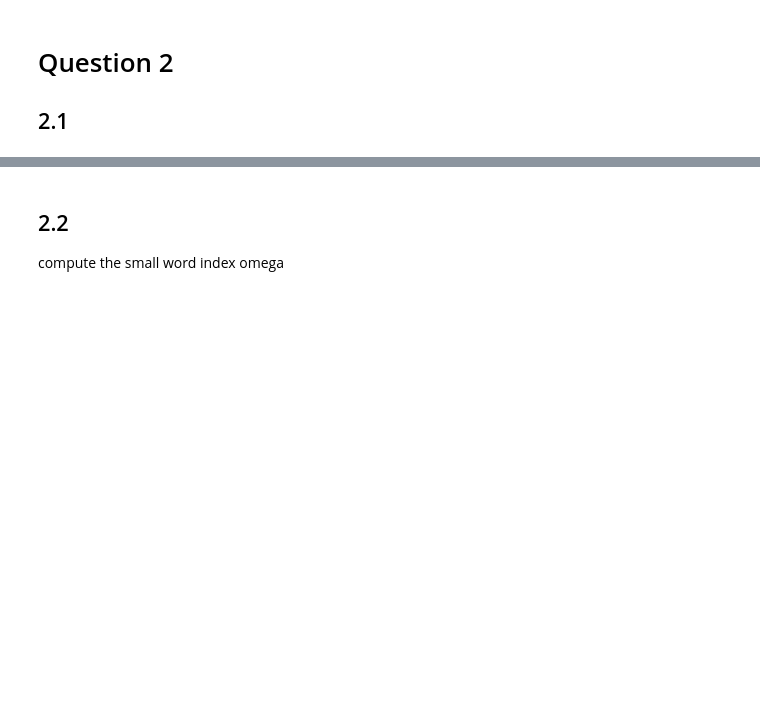
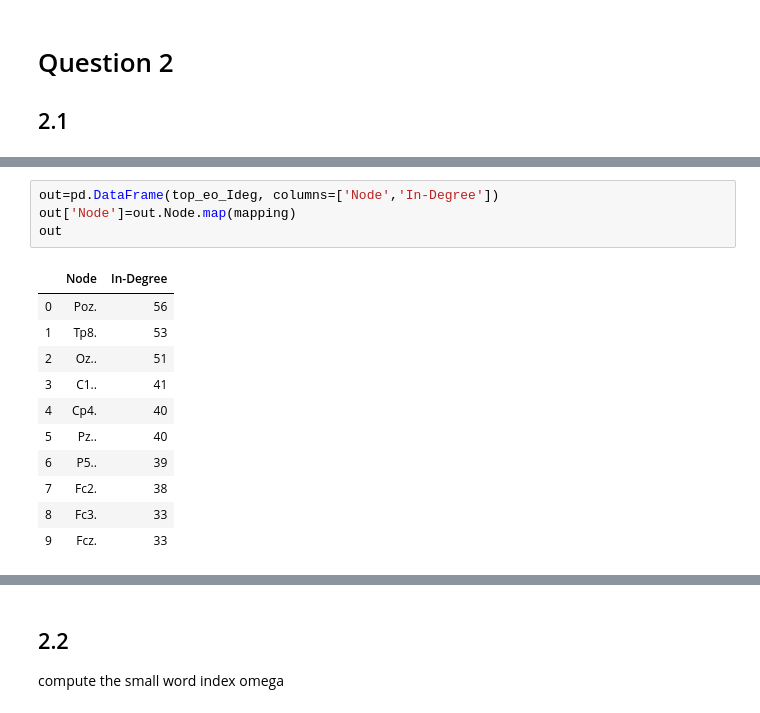
Before and after one commit to giulianosoced/Bioinf1, a Jupyter notebook: BI-HW1.ipynb, the cells around one changed output, grey strips where cells are left out. Saved outputs shown, nothing was run; the diff lists cells and outputs as text; blank space fills up the shorter version.

```diff
--- a/BI-HW1.ipynb
+++ b/BI-HW1.ipynb
@@ -281,0 +302,16 @@ sorted(dict(ec_Odeg).items(), key=lambda x: x[1], reverse=True)[:10]
+# %%
+out=pd.DataFrame(top_eo_Ideg, columns=['Node','In-Degree'])
+out['Node']=out.Node.map(mapping)
+out
+# %% [output]
+|  | Node | In-Degree |
+| 0 | Poz. | 56 |
+| 1 | Tp8. | 53 |
+| 2 | Oz.. | 51 |
+| 3 | C1.. | 41 |
+| 4 | Cp4. | 40 |
+| 5 | Pz.. | 40 |
+| 6 | P5.. | 39 |
+| 7 | Fc2. | 38 |
+| 8 | Fc3. | 33 |
+| 9 | Fcz. | 33 |
```
Also changed, not shown: parts of 24 cells of this notebook.
